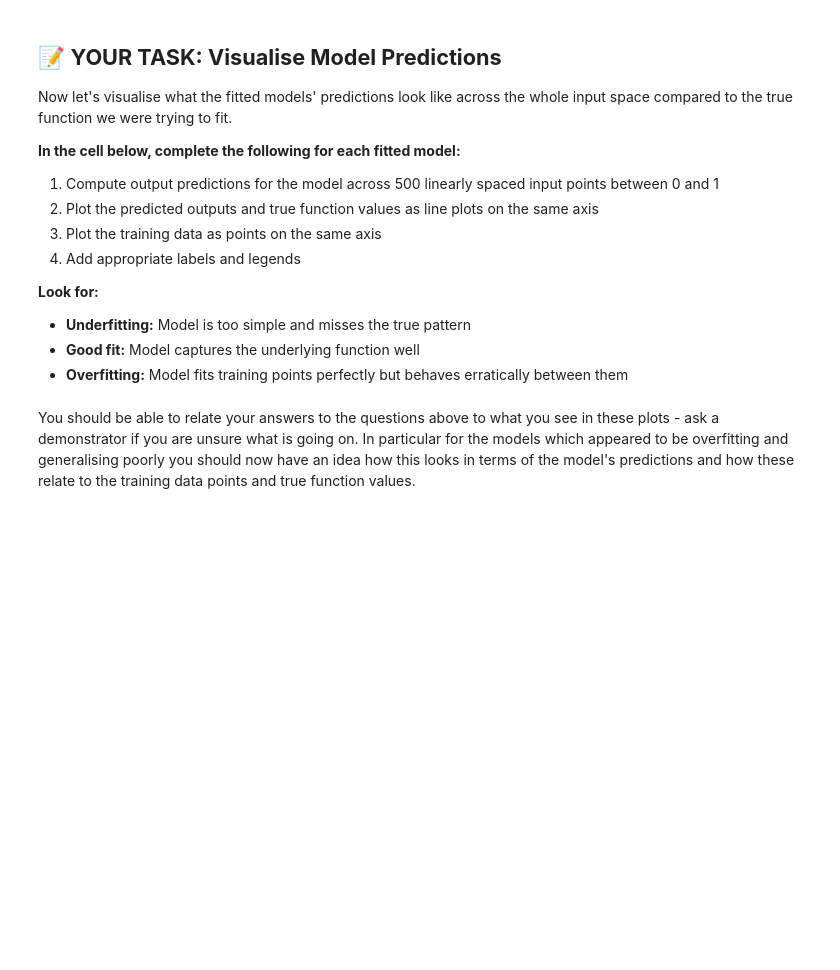
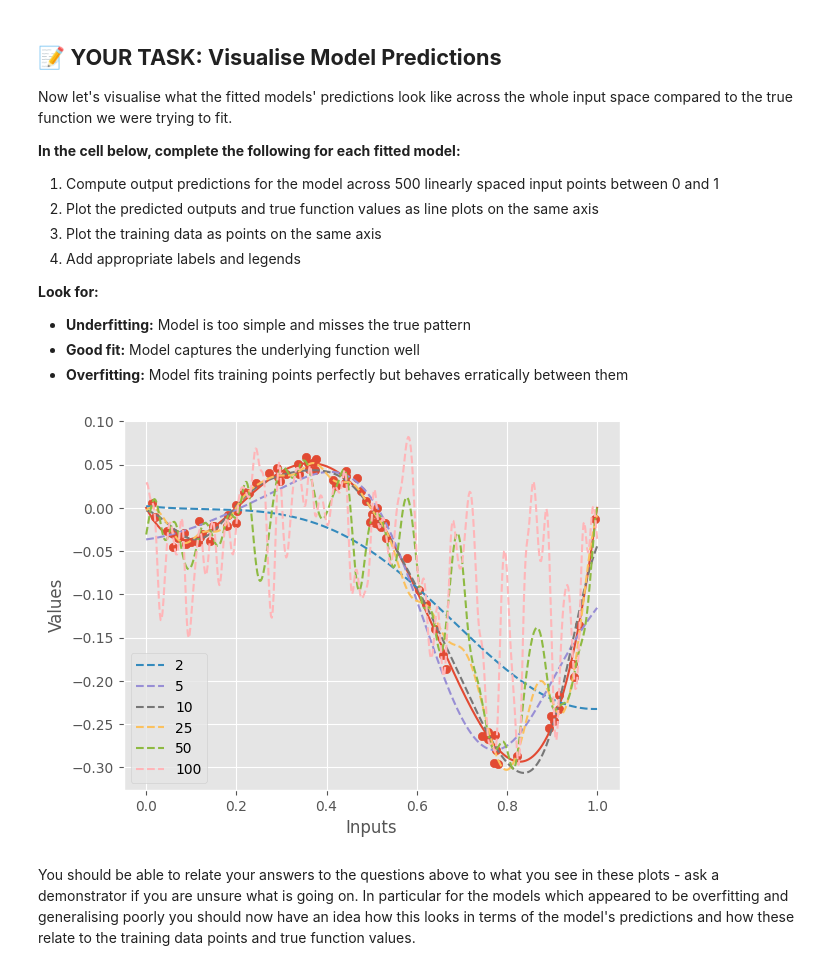
Before and after one commit to manmadeharp/mlpractical, a Jupyter notebook: notebooks/04_Generalisation_and_overfitting.ipynb, the cells around one changed output. Cells and saved outputs as stored; diff of their text form; code cells hidden in the pictures; blank space fills up the shorter version.

```diff
--- a/notebooks/04_Generalisation_and_overfitting.ipynb
+++ b/notebooks/04_Generalisation_and_overfitting.ipynb
@@ -315,3 +370,25 @@ Now let's visualise what the fitted models' predictions look like across the who
+# %%
+
+points = np.linspace(0,1,500)
+predictions = []
+
+# for model in models:
+#     predictions.append(model.fprop(points))
+
+fig, ax = plt.subplots()
+
+ax.plot(points, polynomial_function(points, coefficients))
+ax.scatter(inputs, targets)
+
+for i in range(len(models)):
+    ax.plot(points, models[i].fprop(points)[-1], label=str(model_names[i]), linestyle="dashed")
+
+ax.set_xlabel("Inputs")
+ax.set_ylabel("Values")
+ax.legend()
+plt.show()
+# %% [output]
+[figure, added]
 # %% [markdown]
 You should be able to relate your answers to the questions above to what you see in these plots - ask a demonstrator if you are unsure what is going on. In particular for the models which appeared to be overfitting and generalising poorly you should now have an idea how this looks in terms of the model's predictions and how these relate to the training data points and true function values.
 # %% [markdown]
```
Also changed, not shown: parts of 16 cells of this notebook, 1 other file.
